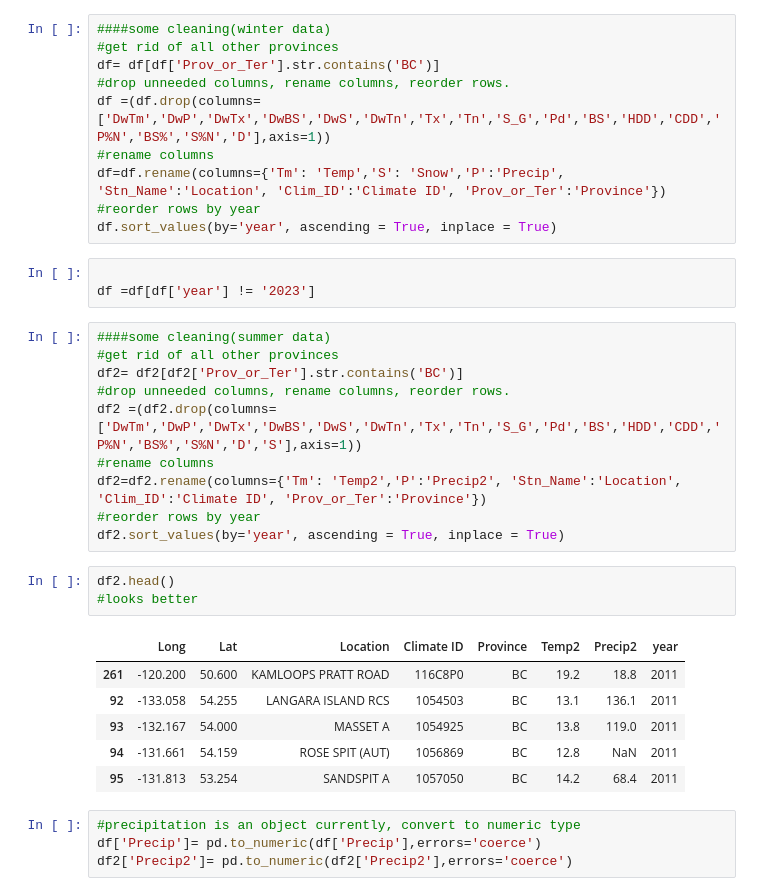
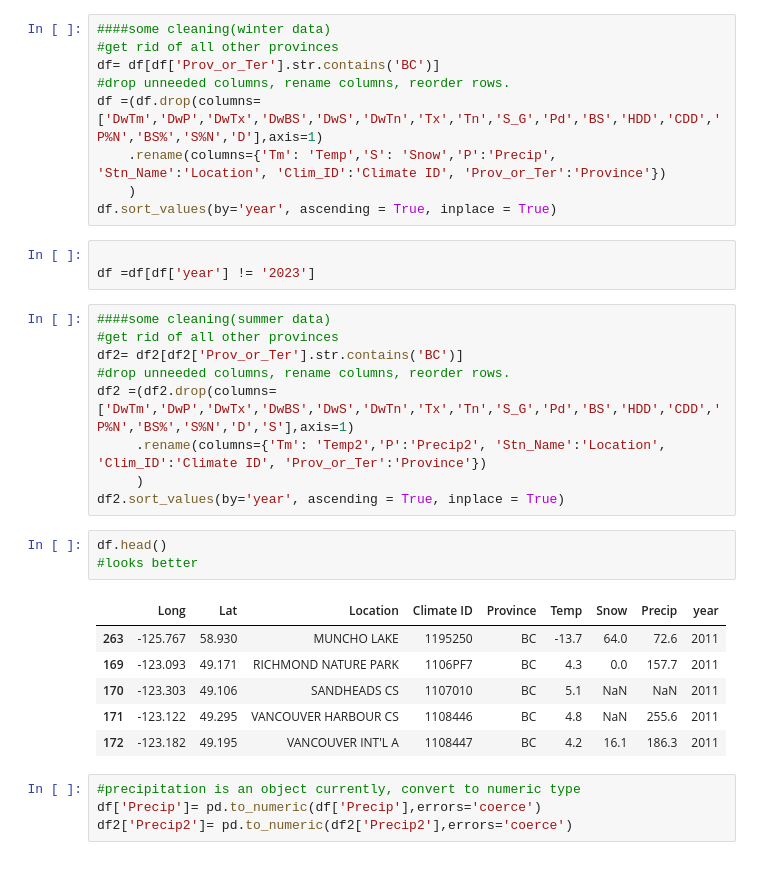
Before and after one commit to ubco-W2022T2-data301/project-group33, a Jupyter notebook: analysis/analysis1.ipynb, the cells around one changed output. Drawn from its saved outputs; the diff is of its cells as text.

```diff
--- a/analysis/analysis1.ipynb
+++ b/analysis/analysis1.ipynb
@@ -66,10 +66,9 @@ df.describe()
 #get rid of all other provinces
 df= df[df['Prov_or_Ter'].str.contains('BC')]
 #drop unneeded columns, rename columns, reorder rows.
-df =(df.drop(columns=['DwTm','DwP','DwTx','DwBS','DwS','DwTn','Tx','Tn','S_G','Pd','BS','HDD','CDD','P%N','BS%','S%N','D'],axis=1))
-#rename columns
-df=df.rename(columns={'Tm': 'Temp','S': 'Snow','P':'Precip', 'Stn_Name':'Location', 'Clim_ID':'Climate ID', 'Prov_or_Ter':'Province'})
-#reorder rows by year
+df =(df.drop(columns=['DwTm','DwP','DwTx','DwBS','DwS','DwTn','Tx','Tn','S_G','Pd','BS','HDD','CDD','P%N','BS%','S%N','D'],axis=1)
+    .rename(columns={'Tm': 'Temp','S': 'Snow','P':'Precip', 'Stn_Name':'Location', 'Clim_ID':'Climate ID', 'Prov_or_Ter':'Province'})
+    )
 df.sort_values(by='year', ascending = True, inplace = True)
 # %%
 
@@ -79,21 +78,20 @@ df =df[df['year'] != '2023']
 #get rid of all other provinces
 df2= df2[df2['Prov_or_Ter'].str.contains('BC')]
 #drop unneeded columns, rename columns, reorder rows.
-df2 =(df2.drop(columns=['DwTm','DwP','DwTx','DwBS','DwS','DwTn','Tx','Tn','S_G','Pd','BS','HDD','CDD','P%N','BS%','S%N','D','S'],axis=1))
-#rename columns
-df2=df2.rename(columns={'Tm': 'Temp2','P':'Precip2', 'Stn_Name':'Location', 'Clim_ID':'Climate ID', 'Prov_or_Ter':'Province'})
-#reorder rows by year
+df2 =(df2.drop(columns=['DwTm','DwP','DwTx','DwBS','DwS','DwTn','Tx','Tn','S_G','Pd','BS','HDD','CDD','P%N','BS%','S%N','D','S'],axis=1)
+     .rename(columns={'Tm': 'Temp2','P':'Precip2', 'Stn_Name':'Location', 'Clim_ID':'Climate ID', 'Prov_or_Ter':'Province'})
+     )
 df2.sort_values(by='year', ascending = True, inplace = True)
 # %%
-df2.head()
+df.head()
 #looks better
 # %% [output]
-|  | Long | Lat | Location | Climate ID | Province | Temp2 | Precip2 | year |
-| 261 | -120.200 | 50.600 | KAMLOOPS PRATT ROAD | 116C8P0 | BC | 19.2 | 18.8 | 2011 |
-| 92 | -133.058 | 54.255 | LANGARA ISLAND RCS | 1054503 | BC | 13.1 | 136.1 | 2011 |
-| 93 | -132.167 | 54.000 | MASSET A | 1054925 | BC | 13.8 | 119.0 | 2011 |
-| 94 | -131.661 | 54.159 | ROSE SPIT (AUT) | 1056869 | BC | 12.8 | NaN | 2011 |
-| 95 | -131.813 | 53.254 | SANDSPIT A | 1057050 | BC | 14.2 | 68.4 | 2011 |
+|  | Long | Lat | Location | Climate ID | Province | Temp | Snow | Precip | year |
+| 263 | -125.767 | 58.930 | MUNCHO LAKE | 1195250 | BC | -13.7 | 64.0 | 72.6 | 2011 |
+| 169 | -123.093 | 49.171 | RICHMOND NATURE PARK | 1106PF7 | BC | 4.3 | 0.0 | 157.7 | 2011 |
+| 170 | -123.303 | 49.106 | SANDHEADS CS | 1107010 | BC | 5.1 | NaN | NaN | 2011 |
+| 171 | -123.122 | 49.295 | VANCOUVER HARBOUR CS | 1108446 | BC | 4.8 | NaN | 255.6 | 2011 |
+| 172 | -123.182 | 49.195 | VANCOUVER INT'L A | 1108447 | BC | 4.2 | 16.1 | 186.3 | 2011 |
 # %%
 #precipitation is an object currently, convert to numeric type
 df['Precip']= pd.to_numeric(df['Precip'],errors='coerce')
```
Also changed, not shown: parts of 1 cell of this notebook.
